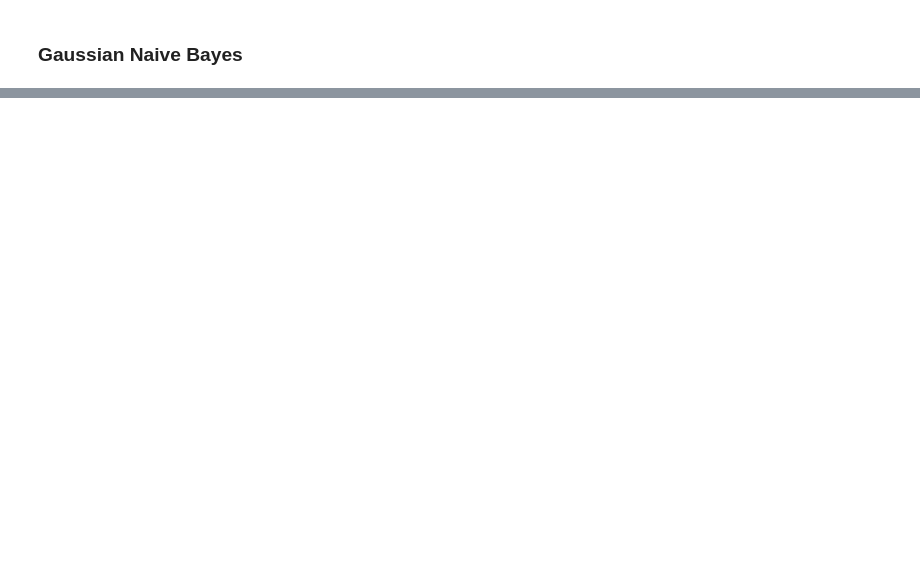
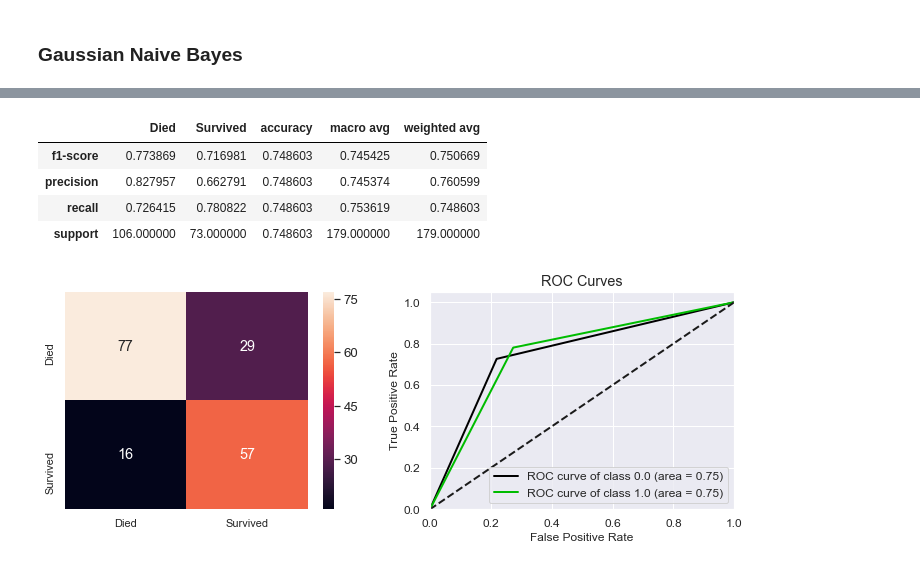
Before and after one commit to cordeirolibel/RPI, a Jupyter notebook: APS01/titanic_projeto01.ipynb, the cells around one changed output, grey strips where cells are left out. Cells and saved outputs as stored; diff of their text form; code cells hidden in the pictures; blank space fills up the shorter version.

```diff
--- a/APS01/titanic_projeto01.ipynb
+++ b/APS01/titanic_projeto01.ipynb
@@ -580,0 +610,16 @@ Accuracy
+# %%
+#avaliacao de resultados
+df_resultado = avalia_resultado(y_test, preditor)
+df_resumo = df_resumo.append({"Modelo":"GaussianNB",
+                              "Tabela":"Full",
+                              "Accuracy":df_resultado.at["f1-score","accuracy"],
+                              "F-measure":df_resultado.at["f1-score","Survived"],
+                              "Preditor":preditor},ignore_index=True,)
+df_resultado
+# %% [output]
+|  | Died | Survived | accuracy | macro avg | weighted avg |
+| f1-score | 0.773869 | 0.716981 | 0.748603 | 0.745425 | 0.750669 |
+| precision | 0.827957 | 0.662791 | 0.748603 | 0.745374 | 0.760599 |
+| recall | 0.726415 | 0.780822 | 0.748603 | 0.753619 | 0.748603 |
+| support | 106.000000 | 73.000000 | 0.748603 | 179.000000 | 179.000000 |
+[figure, added]
```
Also changed, not shown: parts of 19 cells of this notebook, 2 other files.
